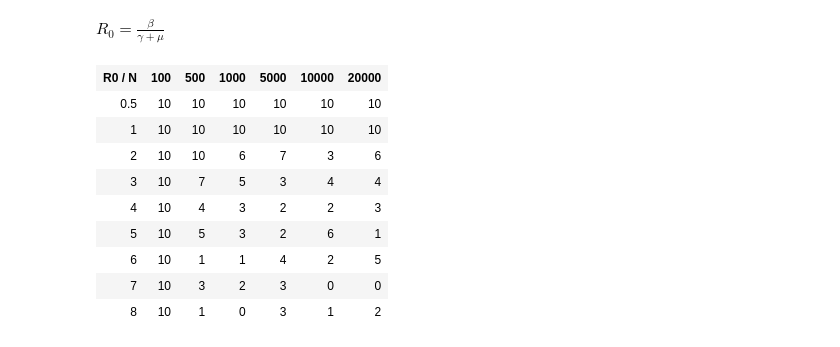
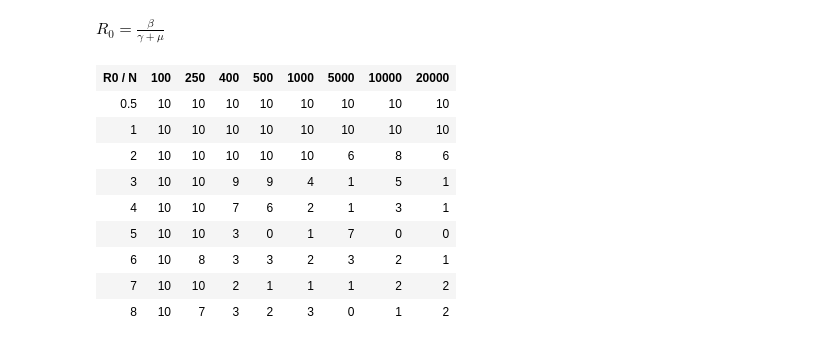
Before and after one commit to sofiatete/ICS_Assignment2, a Jupyter notebook: project.ipynb, the cells around one changed output. Drawn from its saved outputs; the diff is of its cells as text; code cells hidden in the pictures.

```diff
--- a/project.ipynb
+++ b/project.ipynb
@@ -417,7 +417,7 @@ t = 1000 # duration
 initial_conditions = [S0, I0, R0]
 
 R0_list = [0.5, 1, 2, 3, 4, 5, 6, 7, 8]
-N_list = [100, 500, 1000, 5000, 10000, 20000]
+N_list = [100, 250 ,400, 500, 1000, 5000, 10000, 20000]
 num_simulations = 10
 
 extinction_dict = {}
@@ -434,40 +434,40 @@ for R_0 in R0_list:
         initial_conditions = [S0, I0, R0]
         for i in range(num_simulations):
             # Running the simulation
             time, result = gillespie(initial_conditions, propensities, stoichiometry, t)
             S, I, R = zip(*result)
             if I[-1] == 0: #check for extinction
                 extinction_dict[R_0][N] += 1
 
 # Generate HTML table manually
 html_table = '<table style="border-collapse: collapse; width: 100%; font-size: 18px;">'
 html_table += '<tr><th colspan="1" style="border: 1px solid black; padding: 10px; text-align: center;">R0 / N</th>'
 
 # Create header row with N values
 for N in N_list:
     html_table += f'<th style="border: 1px solid black; padding: 10px; text-align: center;">{N}</th>'
 html_table += '</tr>'
 
 # Populate the table rows
 for r0 in R0_list:
     html_table += f'<tr><td style="border: 1px solid black; padding: 10px;">{r0}</td>'
     for N in N_list:
         html_table += f'<td style="border: 1px solid black; padding: 10px; text-align: center;">{extinction_dict[r0][N]}</td>'
     html_table += '</tr>'
 
 html_table += '</table>'
 
 # Display the HTML table
 from IPython.core.display import display, HTML
 display(HTML(html_table))
 # %% [output]
-| R0 / N | 100 | 500 | 1000 | 5000 | 10000 | 20000 |
-| 0.5 | 10 | 10 | 10 | 10 | 10 | 10 |
-| 1 | 10 | 10 | 10 | 10 | 10 | 10 |
-| 2 | 10 | 10 | 6 | 7 | 3 | 6 |
-| 3 | 10 | 7 | 5 | 3 | 4 | 4 |
-| 4 | 10 | 4 | 3 | 2 | 2 | 3 |
-| 5 | 10 | 5 | 3 | 2 | 6 | 1 |
-| 6 | 10 | 1 | 1 | 4 | 2 | 5 |
-| 7 | 10 | 3 | 2 | 3 | 0 | 0 |
-| 8 | 10 | 1 | 0 | 3 | 1 | 2 |
+| R0 / N | 100 | 250 | 400 | 500 | 1000 | 5000 | 10000 | 20000 |
+| 0.5 | 10 | 10 | 10 | 10 | 10 | 10 | 10 | 10 |
+| 1 | 10 | 10 | 10 | 10 | 10 | 10 | 10 | 10 |
+| 2 | 10 | 10 | 10 | 10 | 10 | 6 | 8 | 6 |
+| 3 | 10 | 10 | 9 | 9 | 4 | 1 | 5 | 1 |
+| 4 | 10 | 10 | 7 | 6 | 2 | 1 | 3 | 1 |
+| 5 | 10 | 10 | 3 | 0 | 1 | 7 | 0 | 0 |
+| 6 | 10 | 8 | 3 | 3 | 2 | 3 | 2 | 1 |
+| 7 | 10 | 10 | 2 | 1 | 1 | 1 | 2 | 2 |
+| 8 | 10 | 7 | 3 | 2 | 3 | 0 | 1 | 2 |
```
Also changed, not shown: parts of 2 cells of this notebook.
